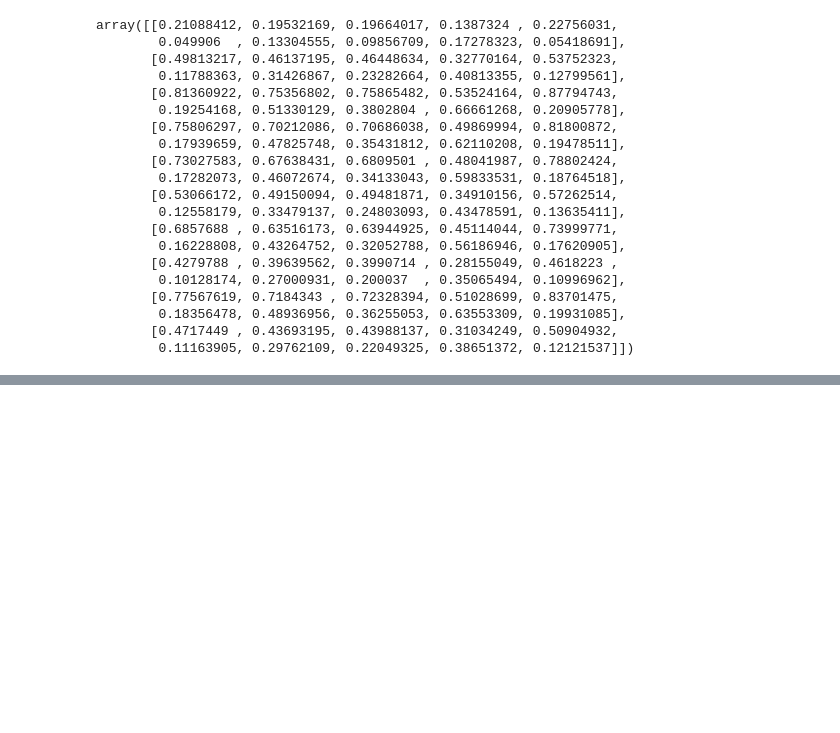
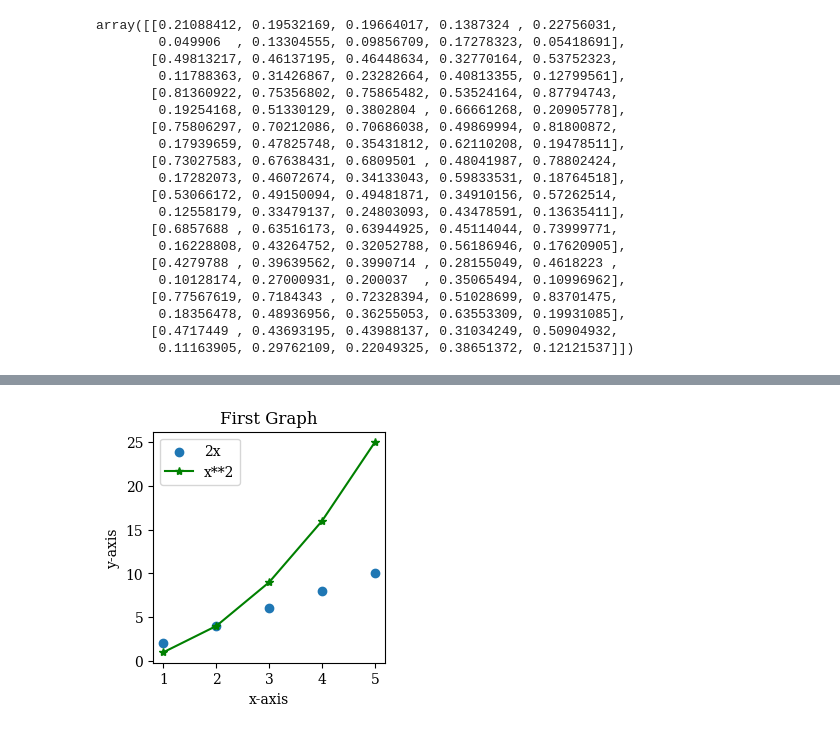
Before and after one commit to NavinKumarMNK/My-Works-2023, a Jupyter notebook: Machine-Learning/ML-101.ipynb, the cells around one changed output, grey strips where cells are left out. Saved outputs shown, nothing was run; the diff lists cells and outputs as text; code cells hidden in the pictures; blank space fills up the shorter version.

```diff
--- a/Machine-Learning/ML-101.ipynb
+++ b/Machine-Learning/ML-101.ipynb
@@ -1022,0 +1074,20 @@ array([[0.21088412, 0.19532169, 0.19664017, 0.1387324 , 0.22756031,
+# %%
+# Scatter and line plot
+
+x = np.arange(1, 6, 1)
+y = np.arange(2, 11, 2)
+
+plt.figure(figsize=(3, 3), dpi=100)
+
+plt.scatter(x, y, label='2x')
+plt.plot(x, x**2, 'g*-', label='x**2')
+
+plt.title("First Graph", fontdict={'fontsize': 12})
+plt.xlabel("x-axis")
+plt.ylabel("y-axis")
+plt.legend()
+
+# plt.savefig('graph.png', dpi=300)
+plt.show()
+# %% [output]
+[figure, added]
```
Also changed, not shown: parts of 25 cells of this notebook, 1 other file.
